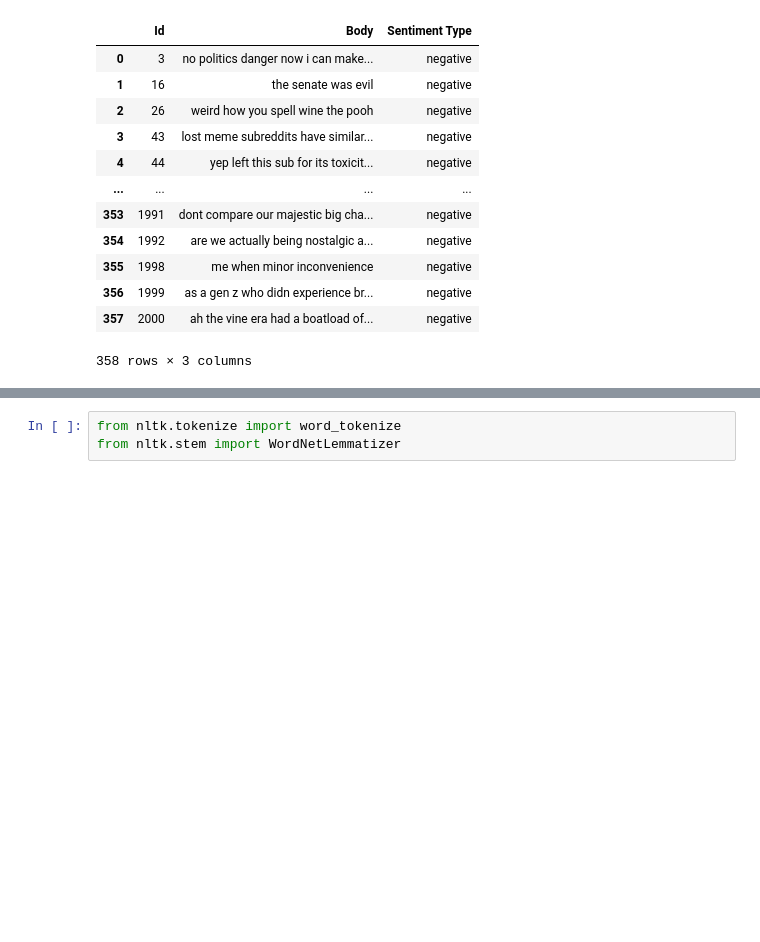
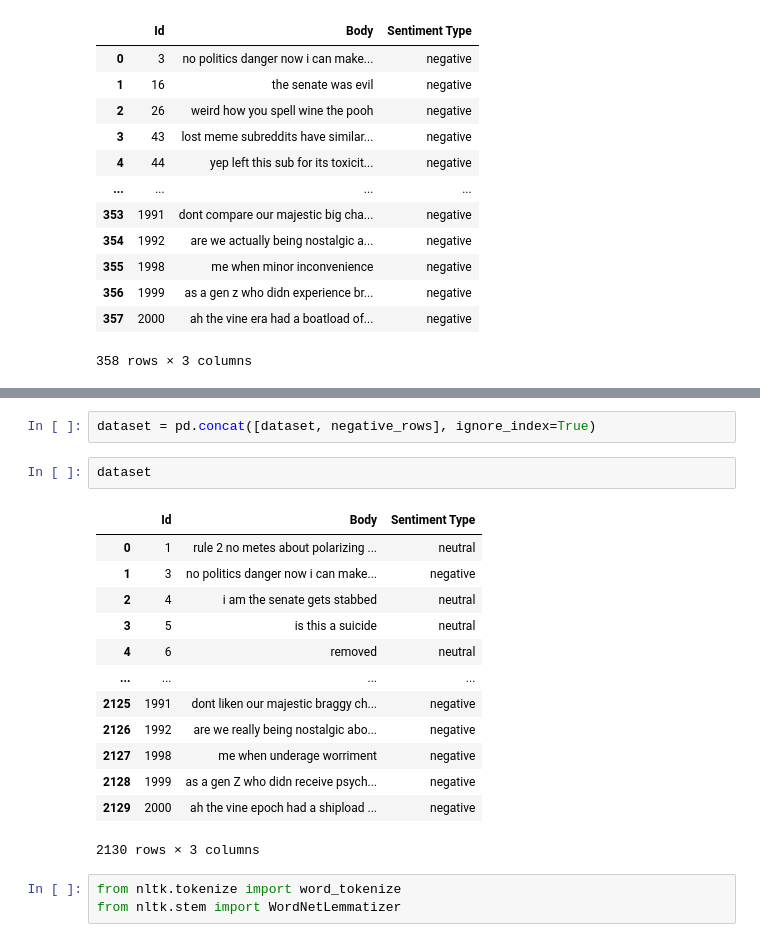
Before and after one commit to PR7175Z/Social-Media-Sentiment-Analaysis, a Jupyter notebook: model.ipynb, the cells around one changed output, grey strips where cells are left out. Drawn from its saved outputs; the diff is of its cells as text; blank space fills up the shorter version.

```diff
--- a/model.ipynb
+++ b/model.ipynb
@@ -167,3 +179,21 @@ augmented
+# %%
+dataset = pd.concat([dataset, negative_rows], ignore_index=True)
+# %%
+dataset
+# %% [output]
+|  | Id | Body | Sentiment Type |
+| 0 | 1 | rule 2 no metes about polarizing ... | neutral |
+| 1 | 3 | no politics danger now i can make... | negative |
+| 2 | 4 | i am the senate gets stabbed | neutral |
+| 3 | 5 | is this a suicide | neutral |
+| 4 | 6 | removed | neutral |
+| ... | ... | ... | ... |
+| 2125 | 1991 | dont liken our majestic braggy ch... | negative |
+| 2126 | 1992 | are we really being nostalgic abo... | negative |
+| 2127 | 1998 | me when underage worriment | negative |
+| 2128 | 1999 | as a gen Z who didn receive psych... | negative |
+| 2129 | 2000 | ah the vine epoch had a shipload ... | negative |
+2130 rows × 3 columns
 # %%
 from nltk.tokenize import word_tokenize
 from nltk.stem import WordNetLemmatizer
```
Also changed, not shown: parts of 16 cells of this notebook.
